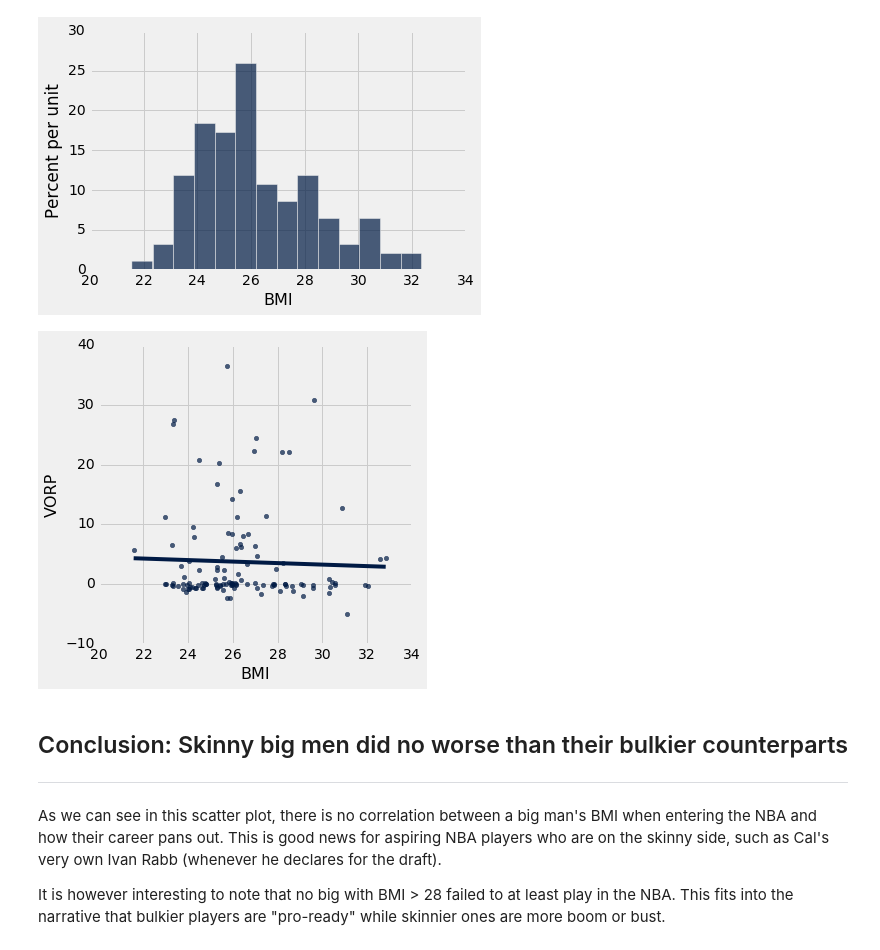
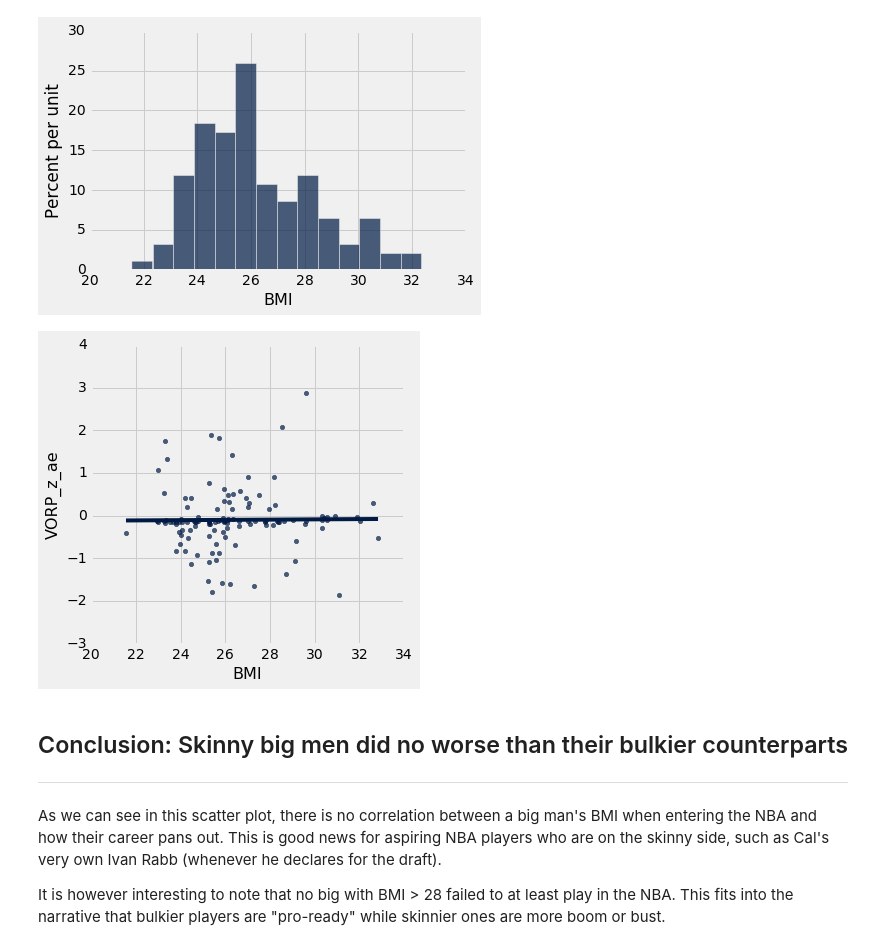
Before and after one commit to canzhiye/nba-draft-adages, a Jupyter notebook: final.ipynb, the cells around one changed output. Drawn from its saved outputs; the diff is of its cells as text; code cells hidden in the pictures.

```diff
--- a/spurs.ipynb
+++ b/final.ipynb
@@ -557,7 +564,7 @@ bigs_a = anthro_data.where("POSITION", "C")
 bigs_a.append(anthro_data.where("POSITION", "PF-C"))
 bigs_a.append(anthro_data.where("POSITION", "PF"))
 
-joined_bigs_table = bigs_a.join('PLAYER_NAME', draft_data, 'Player')
+joined_bigs_table = bigs_a.join('PLAYER_NAME', win_shares, 'Player').join('PLAYER_NAME', draft_data, 'Player')
 joined_bigs_table.where(joined_bigs_table["BMI"] < (np.mean(joined_bigs_table['BMI']) - np.std(joined_bigs_table['BMI'])))
 
 ws = joined_bigs_table.column('WS/48')
@@ -566,3 +573,5 @@ joined_bigs_table['WS/48'] = ws.astype(np.float)
 vorp = joined_bigs_table.column('VORP')
 vorp[vorp == ''] = 0
 joined_bigs_table['VORP'] = vorp.astype(np.float)
+
+joined_bigs_table.show(1)
@@ -573,9 +586,9 @@ joined_bigs_table.hist(select="BMI", \
 # %% [output]
 [figure]
 # %%
-joined_bigs_table.scatter("BMI", "VORP", fit_line=True)
+joined_bigs_table.scatter("BMI", "VORP_z_ae", fit_line=True)
 # %% [output]
-[figure, old version]
+[figure, new version]
 # %% [markdown]
 ## Conclusion: Skinny big men did no worse than their bulkier counterparts
 ---
```
Also changed, not shown: parts of 4 cells of this notebook, 1 other file.
